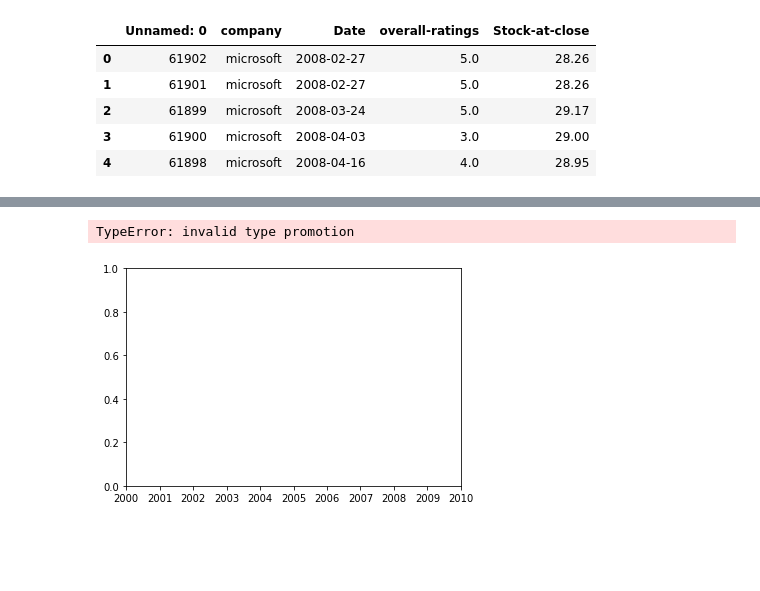
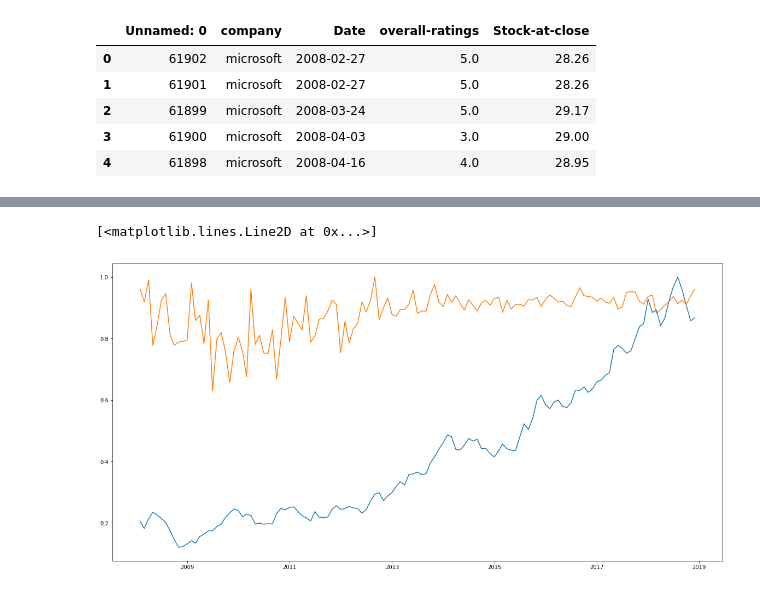
Before and after one commit to annabl38/Project_1, a Jupyter notebook: Company_stuff.Kim.ipynb, the cells around one changed output, grey strips where cells are left out. Cells and saved outputs as stored; diff of their text form; code cells hidden in the pictures; blank space fills up the shorter version.

```diff
--- a/Company_stuff.Kim.ipynb
+++ b/Company_stuff.Kim.ipynb
@@ -166,8 +182,9 @@ plt.show()
-# %%
-star_x=Google_GOOG['Date']
-star_y = Google_GOOG['overall-ratings']
-plt.scatter(star_x, star_y, marker='o',color='black')
-plt.show()
-# %% [output]
-TypeError: invalid type promotion
-[figure, removed]
+# %%
+google_star_x=google_mean.to_timestamp()
+x=google_star_x.index.values
+plt.figure(figsize=(20,10))
+plt.plot(x,google_mean['stocks-scaled'])
+plt.plot(x, google_mean['scaled-ratings'])
+# %% [output]
+[<matplotlib.lines.Line2D at 0x...>]
+[figure, added]
```
Also changed, not shown: parts of 4 cells of this notebook.
